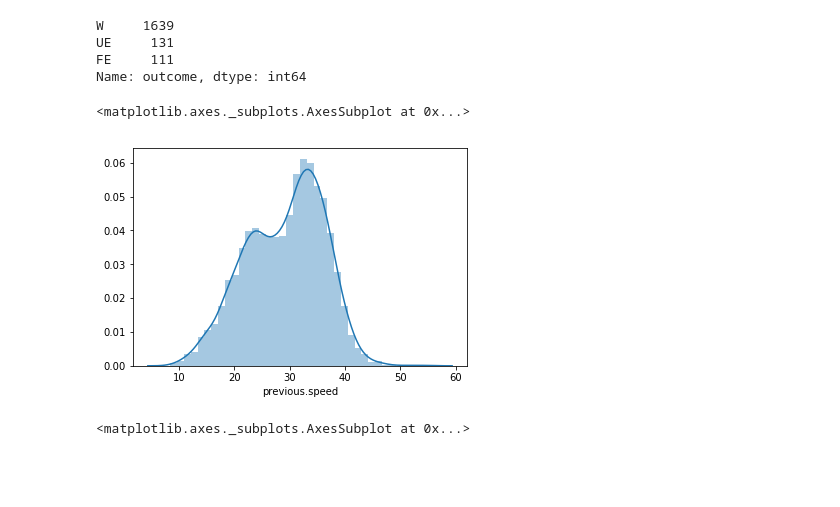
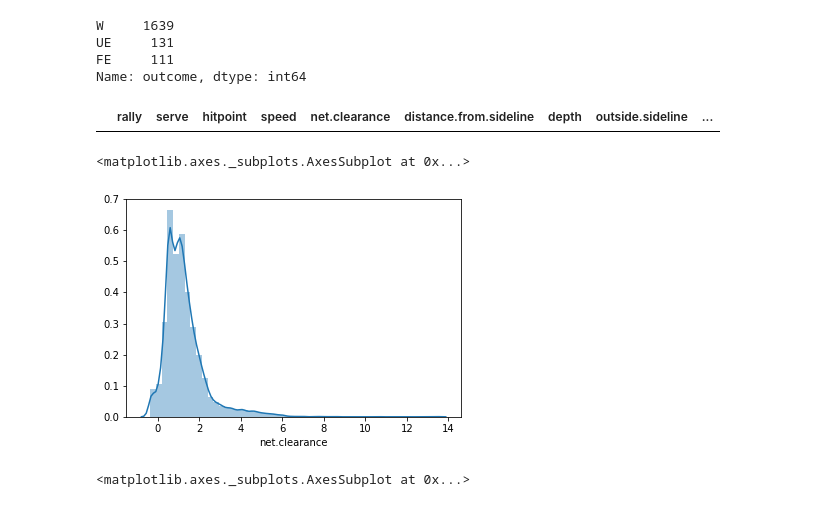
Before and after one commit to macwong/MachineLearning, a Jupyter notebook: AusOpen/05 - Feature Engineering.ipynb, the cells around one changed output. Cells and saved outputs as stored; diff of their text form; code cells hidden in the pictures; blank space fills up the shorter version.

```diff
--- a/AusOpen/05 - Feature Engineering.ipynb
+++ b/AusOpen/05 - Feature Engineering.ipynb
@@ -344,15 +386,22 @@ W     1639
 UE     131
 FE     111
 Name: outcome, dtype: int64
+# %%
+men_train[pd.isnull(men_train["net.clearance"])]
+# %% [output]
+|  | rally | serve | hitpoint | speed | net.clearance | distance.from.sideline | depth | outside.sideline | ... |
 # %%
 import seaborn as sns
 %matplotlib inline
-sns.distplot(men_train["previous.speed"])
+blah = men_train["net.clearance"] + men_train["net.clearance"].mean()
+sns.distplot(blah)
+# sns.distplot(np.log(blah))
+# sns.distplot(men_train["net.clearance"])
 # men_train["previous.speed"] < 30
 # sns.regplot(men_train["previous.speed"], men_train["outcome"])
 # %% [output]
 <matplotlib.axes._subplots.AxesSubplot at 0x...>
-[figure, old version]
+[figure, new version]
 # %%
 # men_train[(men_train["previous.speed"] < 25) & (men_train["outcome"] == "UE")]
 # %%
```
Also changed, not shown: parts of 11 cells of this notebook.
